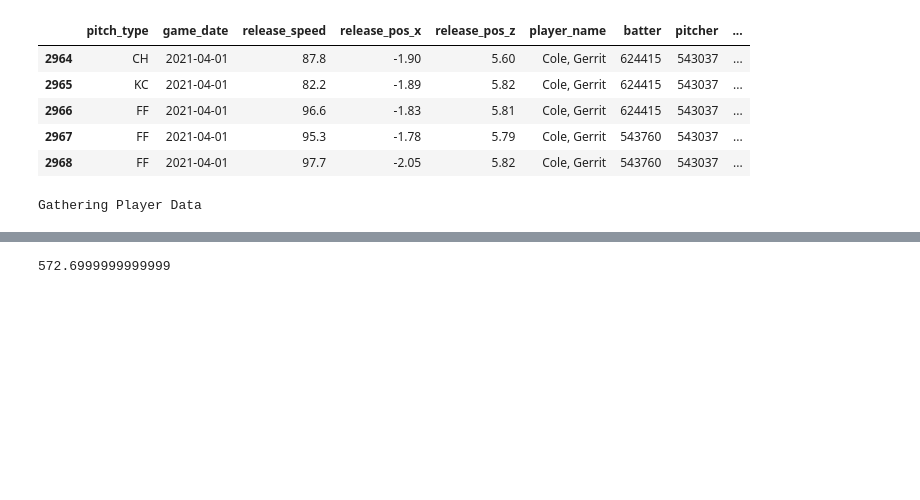
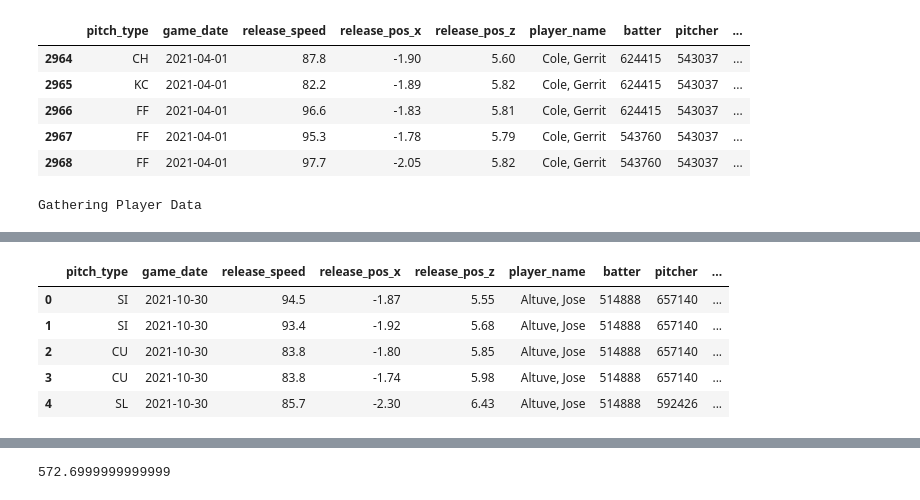
Before and after one commit to haueter19/StatCast_Data_Project, a Jupyter notebook: StatCast Data Exploration.ipynb, the cells around one changed output, grey strips where cells are left out. Saved outputs shown, nothing was run; the diff lists cells and outputs as text; code cells hidden in the pictures; blank space fills up the shorter version.

```diff
--- a/StatCast Data Exploration.ipynb
+++ b/StatCast Data Exploration.ipynb
@@ -54,0 +89,9 @@ Name: if_fielding_alignment, dtype: int64
+# %%
+sc.head()
+# %% [output]
+|  | pitch_type | game_date | release_speed | release_pos_x | release_pos_z | player_name | batter | pitcher | ... |
+| 0 | SI | 2021-10-30 | 94.5 | -1.87 | 5.55 | Altuve, Jose | 514888 | 657140 | ... |
+| 1 | SI | 2021-10-30 | 93.4 | -1.92 | 5.68 | Altuve, Jose | 514888 | 657140 | ... |
+| 2 | CU | 2021-10-30 | 83.8 | -1.80 | 5.85 | Altuve, Jose | 514888 | 657140 | ... |
+| 3 | CU | 2021-10-30 | 83.8 | -1.74 | 5.98 | Altuve, Jose | 514888 | 657140 | ... |
+| 4 | SL | 2021-10-30 | 85.7 | -2.30 | 6.43 | Altuve, Jose | 514888 | 592426 | ... |
```
Also changed, not shown: parts of 6 cells of this notebook.
